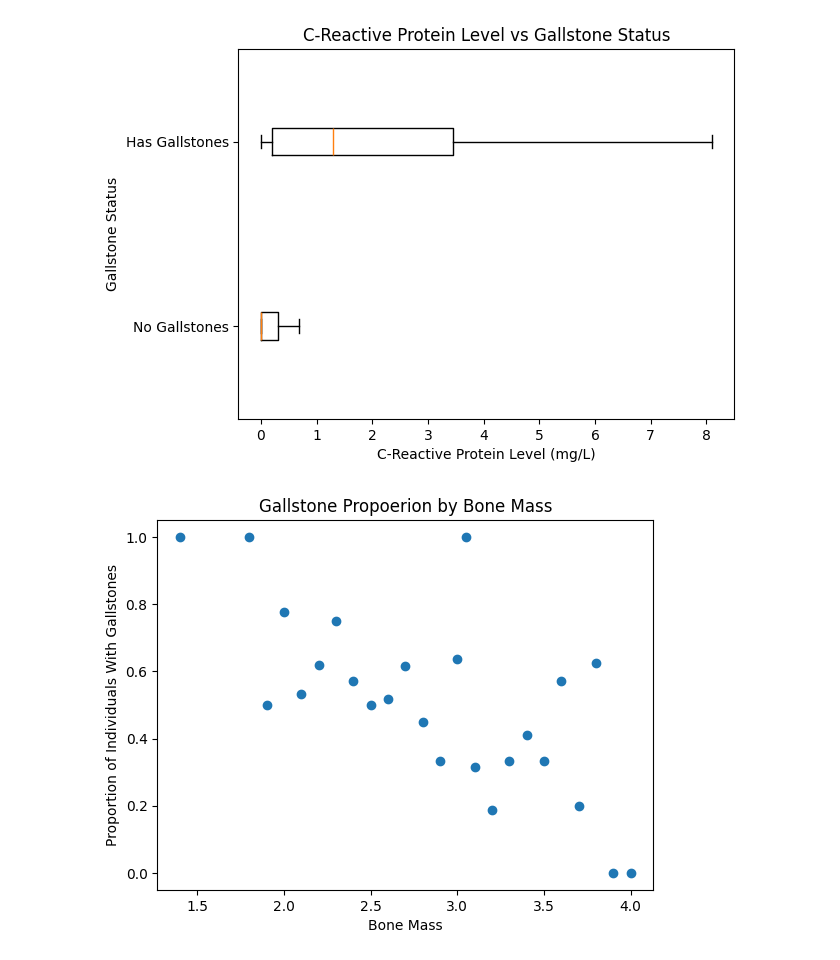
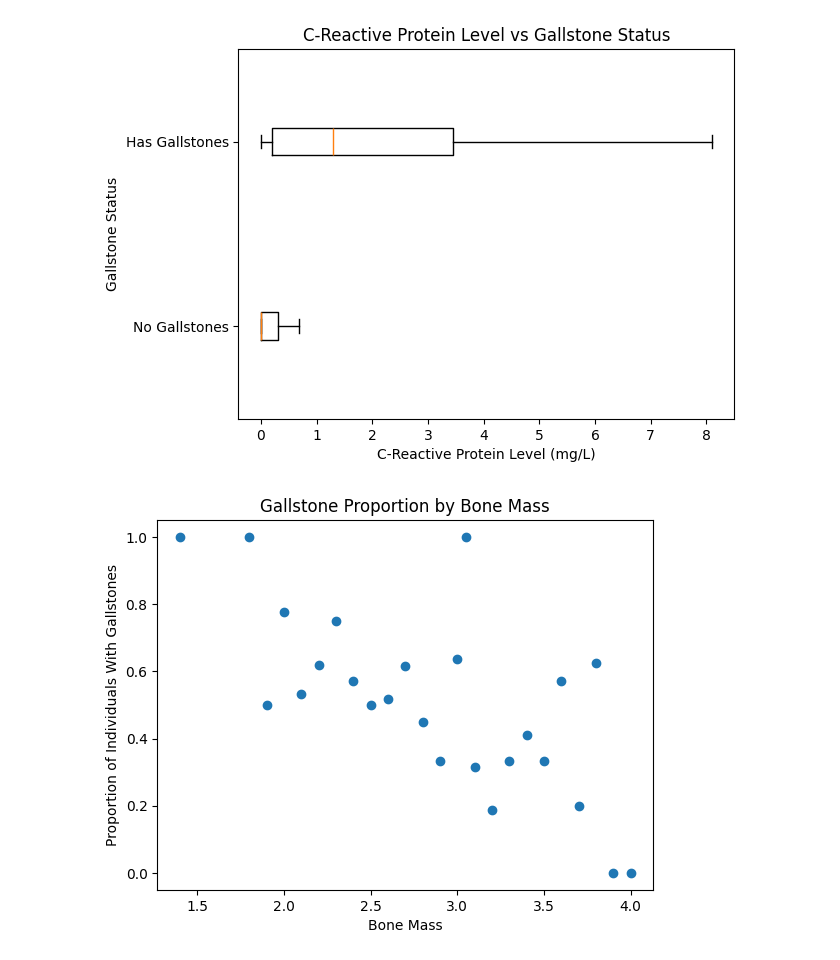
Before and after one commit to DanielT118/Gallstones-Research-Project, a Jupyter notebook: Gallstones_Research_Project.ipynb, the cells around one changed output. Drawn from its saved outputs; the diff is of its cells as text; code cells hidden in the pictures.

```diff
--- a/Gallstones_Research_Project.ipynb
+++ b/Gallstones_Research_Project.ipynb
@@ -141,14 +141,14 @@ plt.show()
 # %%
 grouped_data = df.groupby('Bone Mass (BM)')
 gallstone_frac = grouped_data['Gallstone Status'].mean()
 
 x_values = gallstone_frac.index
 plt.scatter(x_values, gallstone_frac)
 
 plt.xlabel('Bone Mass')
 plt.ylabel('Proportion of Individuals With Gallstones')
-plt.title('Gallstone Propoerion by Bone Mass')
+plt.title('Gallstone Proportion by Bone Mass')
 
 plt.show()
 # %% [output]
-[figure, old version]
+[figure, new version]
```
